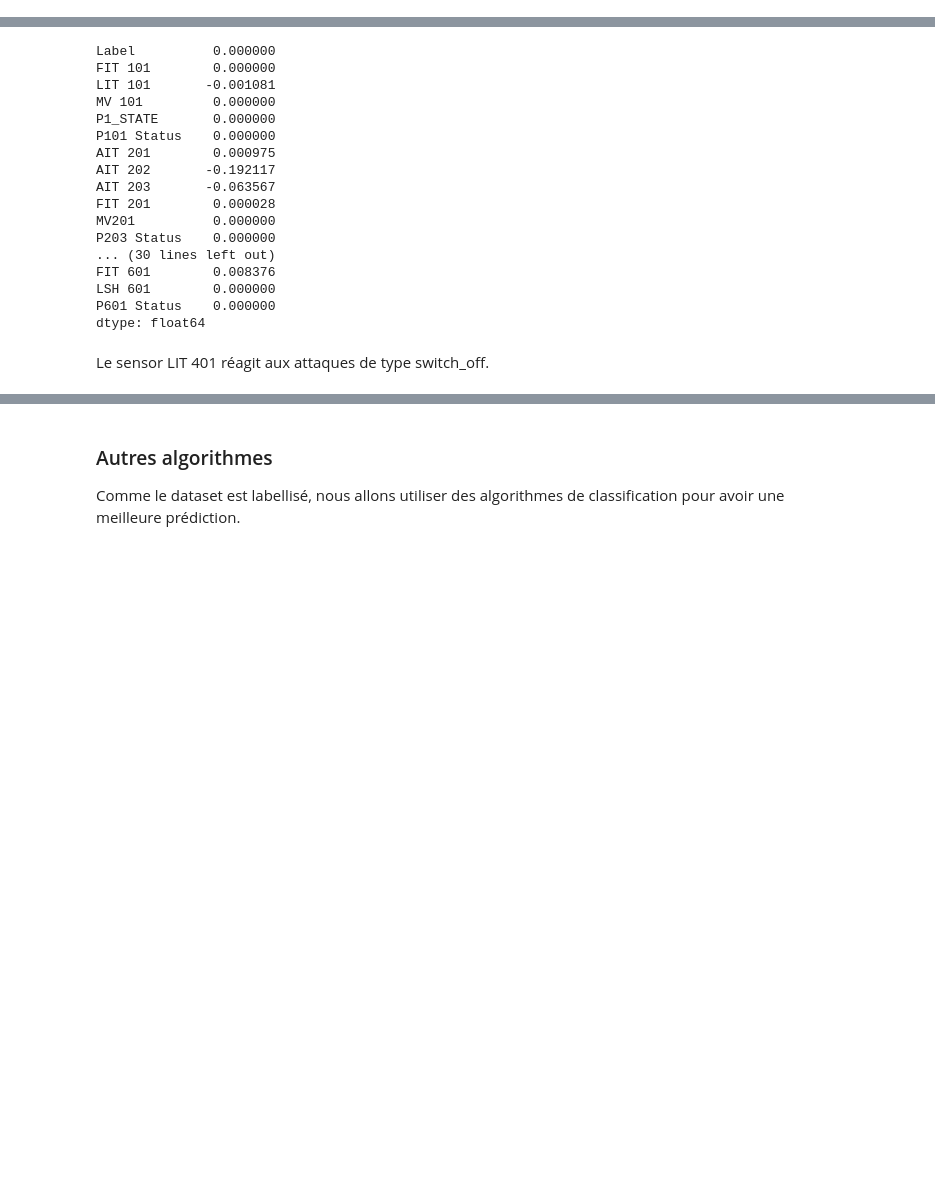
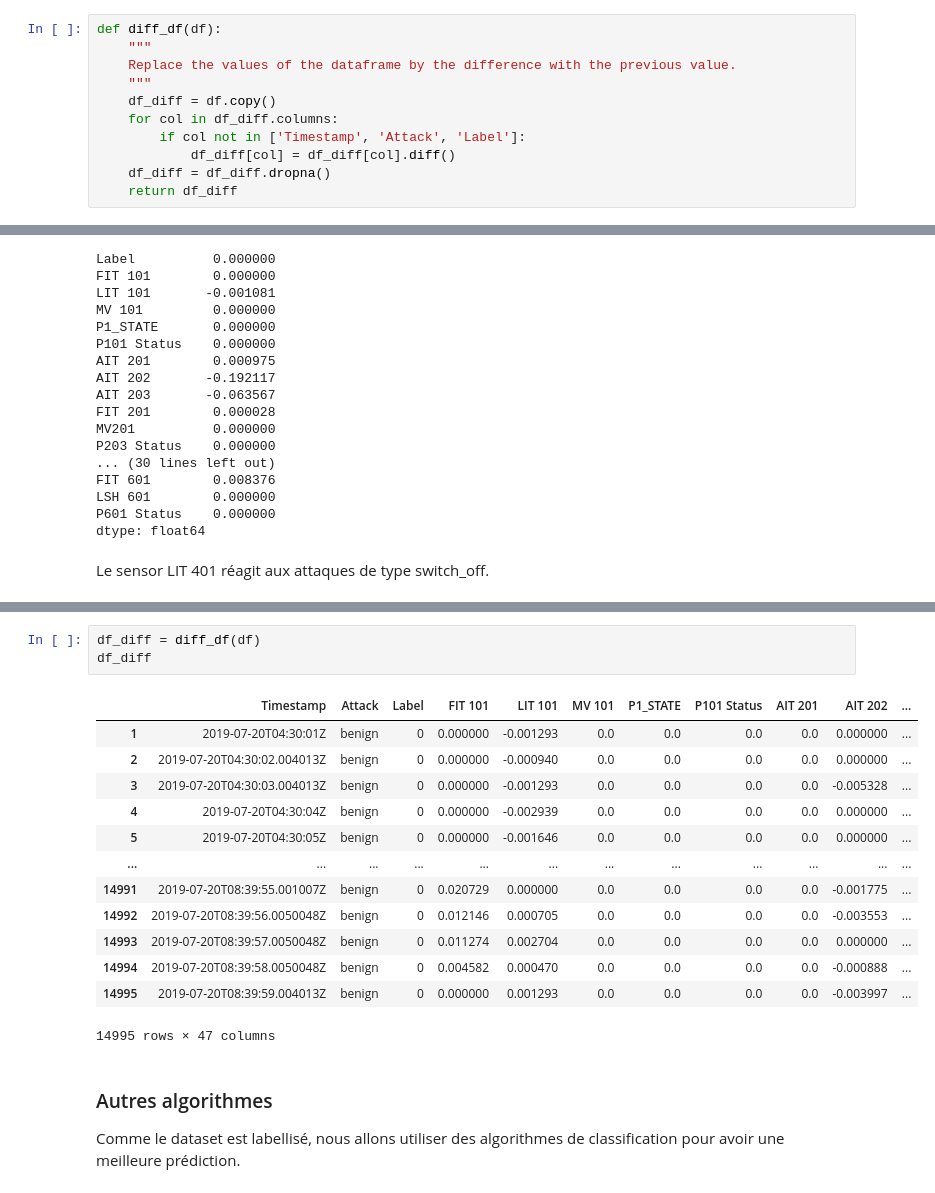
Before and after one commit to JunyiLi0/cyberml-project, a Jupyter notebook: projet.ipynb, the cells around one changed output, grey strips where cells are left out. Drawn from its saved outputs; the diff is of its cells as text; blank space fills up the shorter version.

```diff
--- a/projet.ipynb
+++ b/projet.ipynb
@@ -257,3 +264,14 @@ def predict_if(df, rate=0.17):
+# %%
+def diff_df(df):
+    """
+    Replace the values of the dataframe by the difference with the previous value.
+    """
+    df_diff = df.copy()
+    for col in df_diff.columns:
+        if col not in ['Timestamp', 'Attack', 'Label']:
+            df_diff[col] = df_diff[col].diff()
+    df_diff = df_diff.dropna()
+    return df_diff
 # %% [markdown]
 ## Chargement des données
 
@@ -428,3 +466,20 @@ Le sensor LIT 401 réagit aux attaques de type switch_off.
+# %%
+df_diff = diff_df(df)
+df_diff
+# %% [output]
+|  | Timestamp | Attack | Label | FIT 101 | LIT 101 | MV 101 | P1_STATE | P101 Status | AIT 201 | AIT 202 | ... |
+| 1 | 2019-07-20T04:30:01Z | benign | 0 | 0.000000 | -0.001293 | 0.0 | 0.0 | 0.0 | 0.0 | 0.000000 | ... |
+| 2 | 2019-07-20T04:30:02.004013Z | benign | 0 | 0.000000 | -0.000940 | 0.0 | 0.0 | 0.0 | 0.0 | 0.000000 | ... |
+| 3 | 2019-07-20T04:30:03.004013Z | benign | 0 | 0.000000 | -0.001293 | 0.0 | 0.0 | 0.0 | 0.0 | -0.005328 | ... |
+| 4 | 2019-07-20T04:30:04Z | benign | 0 | 0.000000 | -0.002939 | 0.0 | 0.0 | 0.0 | 0.0 | 0.000000 | ... |
+| 5 | 2019-07-20T04:30:05Z | benign | 0 | 0.000000 | -0.001646 | 0.0 | 0.0 | 0.0 | 0.0 | 0.000000 | ... |
+| ... | ... | ... | ... | ... | ... | ... | ... | ... | ... | ... | ... |
+| 14991 | 2019-07-20T08:39:55.001007Z | benign | 0 | 0.020729 | 0.000000 | 0.0 | 0.0 | 0.0 | 0.0 | -0.001775 | ... |
+| 14992 | 2019-07-20T08:39:56.0050048Z | benign | 0 | 0.012146 | 0.000705 | 0.0 | 0.0 | 0.0 | 0.0 | -0.003553 | ... |
+| 14993 | 2019-07-20T08:39:57.0050048Z | benign | 0 | 0.011274 | 0.002704 | 0.0 | 0.0 | 0.0 | 0.0 | 0.000000 | ... |
+| 14994 | 2019-07-20T08:39:58.0050048Z | benign | 0 | 0.004582 | 0.000470 | 0.0 | 0.0 | 0.0 | 0.0 | -0.000888 | ... |
+| 14995 | 2019-07-20T08:39:59.004013Z | benign | 0 | 0.000000 | 0.001293 | 0.0 | 0.0 | 0.0 | 0.0 | -0.003997 | ... |
+14995 rows × 47 columns
 # %% [markdown]
 ### Autres algorithmes
 
```
Also changed, not shown: parts of 8 cells of this notebook.
